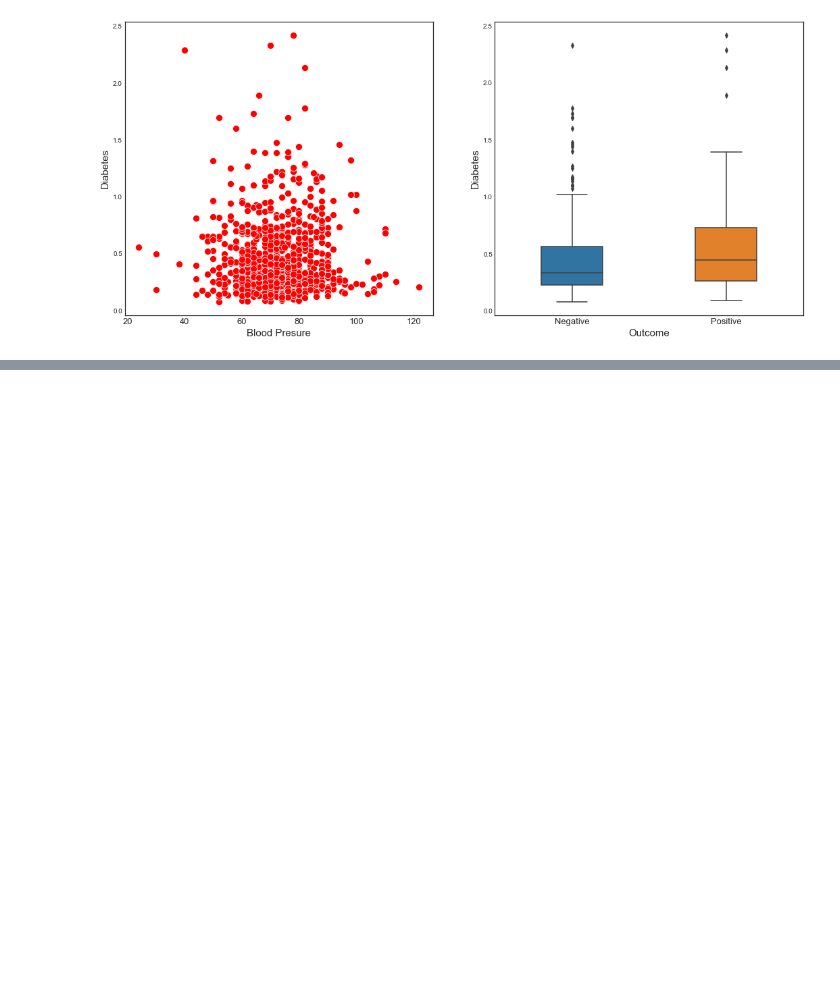
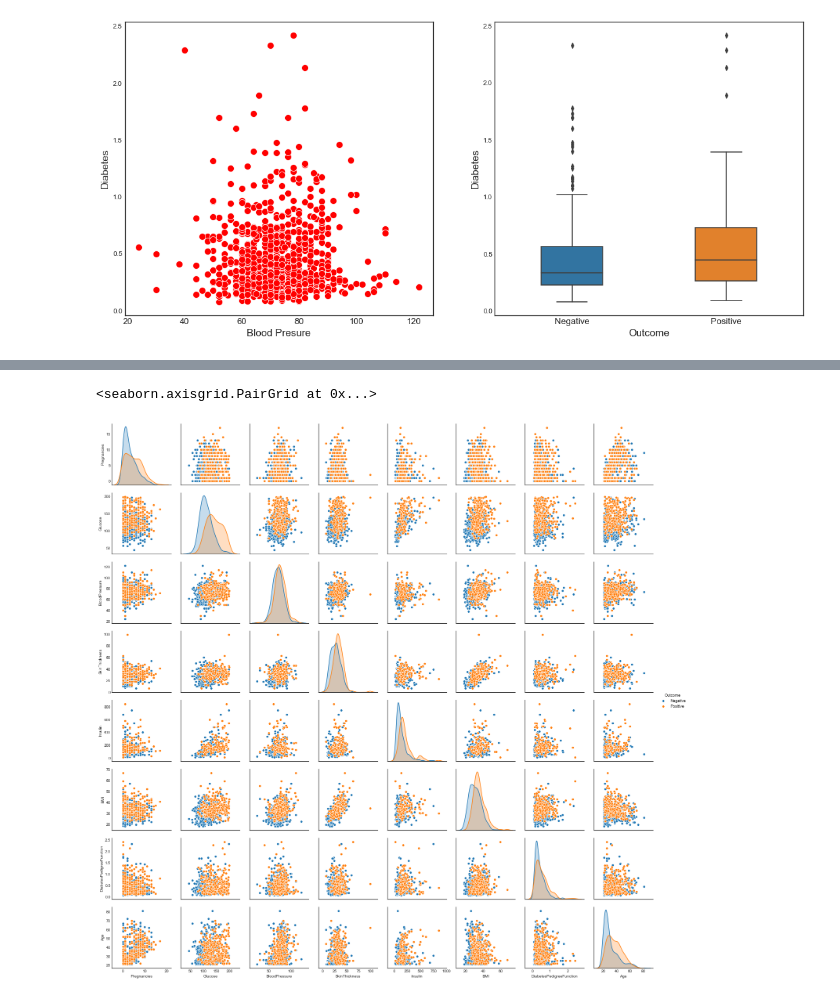
Before and after one commit to LeoUCD/Linear_Models_in_Python, a Jupyter notebook: Chapter1_Introduction.ipynb, the cells around one changed output, grey strips where cells are left out. Saved outputs shown, nothing was run; the diff lists cells and outputs as text; code cells hidden in the pictures; blank space fills up the shorter version.

```diff
--- a/Chapter1_Introduction.ipynb
+++ b/Chapter1_Introduction.ipynb
@@ -190,0 +228,5 @@ for item in ax1.get_xticklabels():
+# %%
+sns.pairplot(data=pima, hue='Outcome')
+# %% [output]
+<seaborn.axisgrid.PairGrid at 0x...>
+[figure, added]
```
Also changed, not shown: parts of 35 cells of this notebook.
